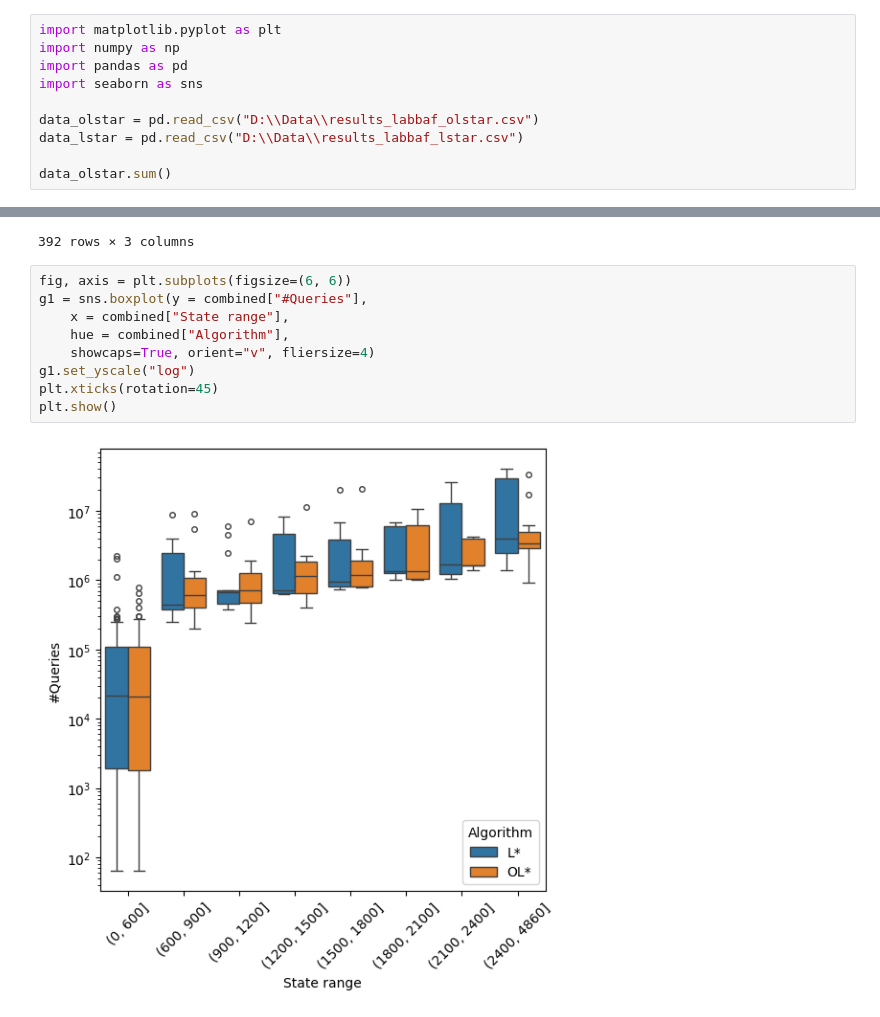
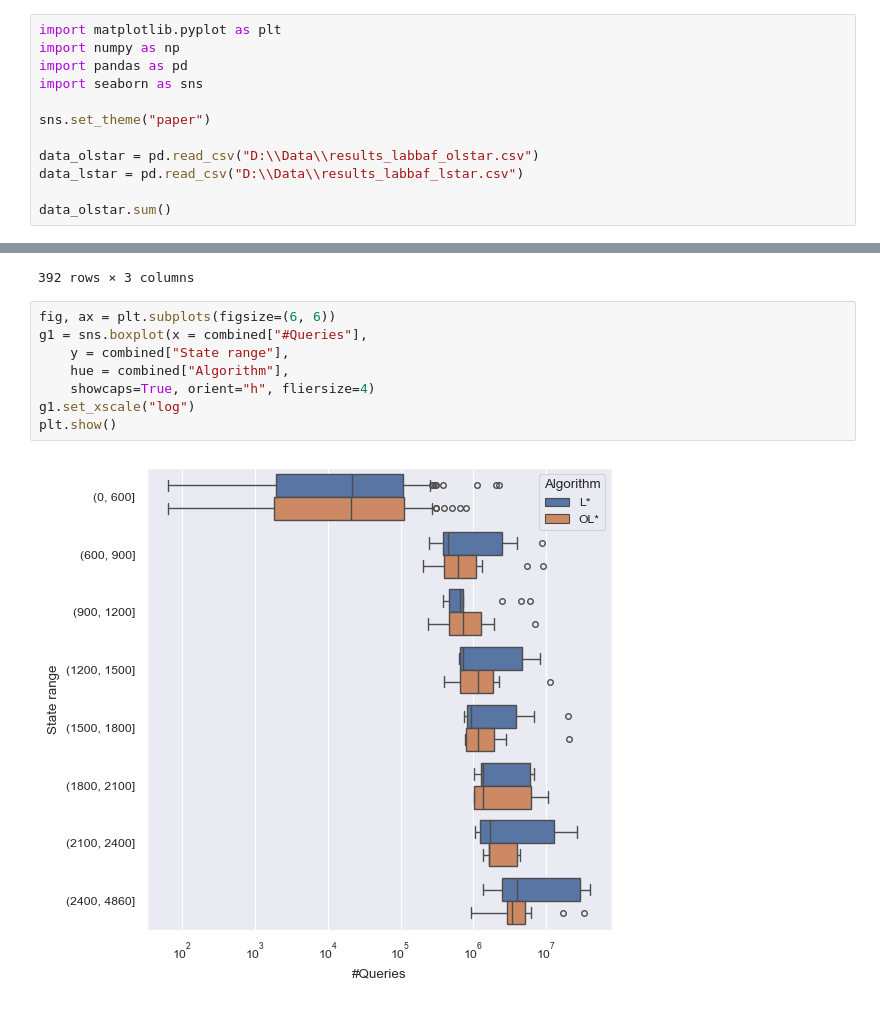
Before and after one commit to SCRK16/OLStar, a Jupyter notebook: code/python/analysis.ipynb, the cells around one changed output, grey strips where cells are left out. Cells and saved outputs as stored; diff of their text form.

Commit message:
Make the graphs look nice

```diff
--- a/code/python/analysis.ipynb
+++ b/code/python/analysis.ipynb
@@ -10,6 +10,8 @@ import numpy as np
 import pandas as pd
 import seaborn as sns
 
+sns.set_theme("paper")
+
 data_olstar = pd.read_csv("D:\\Data\\results_labbaf_olstar.csv")
 data_lstar = pd.read_csv("D:\\Data\\results_labbaf_lstar.csv")
 
@@ -199,13 +201,12 @@ combined
 | 391 | (2400, 4860] | OL* | 4665280 |
 392 rows × 3 columns
 # %%
-fig, axis = plt.subplots(figsize=(6, 6))
-g1 = sns.boxplot(y = combined["#Queries"],
-    x = combined["State range"],
+fig, ax = plt.subplots(figsize=(6, 6))
+g1 = sns.boxplot(x = combined["#Queries"],
+    y = combined["State range"],
     hue = combined["Algorithm"],
-    showcaps=True, orient="v", fliersize=4)
-g1.set_yscale("log")
-plt.xticks(rotation=45)
+    showcaps=True, orient="h", fliersize=4)
+g1.set_xscale("log")
 plt.show()
 # %% [output]
-[figure, old version]
+[figure, new version]
```
Also changed, not shown: parts of 5 cells of this notebook.
